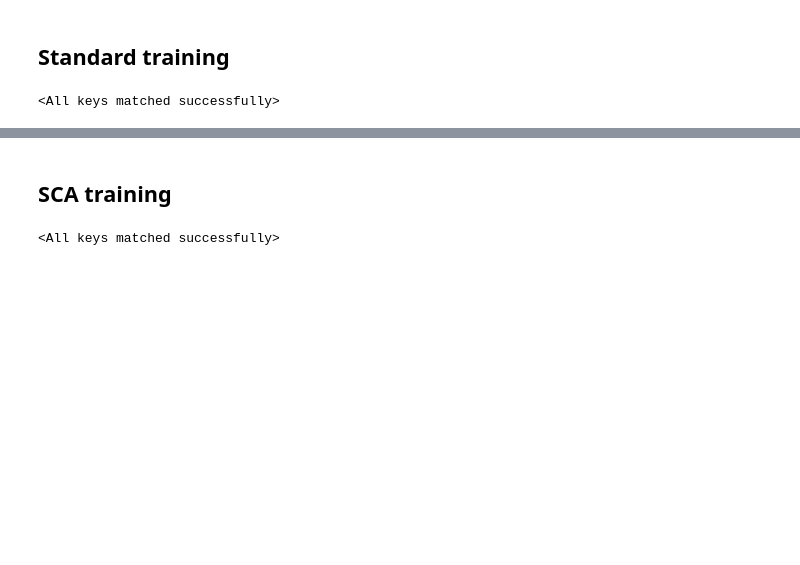
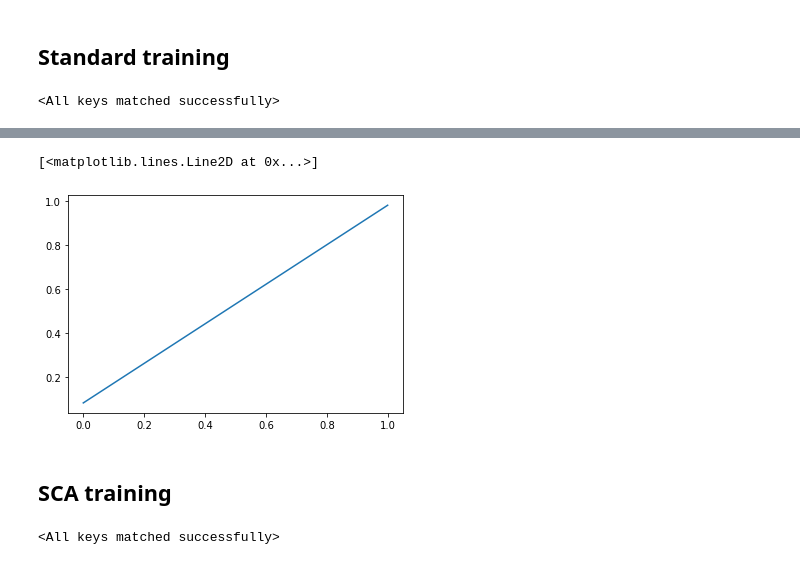
Before and after one commit to sscardapane/sca-neural-networks, a Jupyter notebook: Example_1_centralized_feedforward.ipynb, the cells around one changed output, grey strips where cells are left out. Saved outputs shown, nothing was run; the diff lists cells and outputs as text; code cells hidden in the pictures; blank space fills up the shorter version.

```diff
--- a/Example_1_centralized_feedforward.ipynb
+++ b/Example_1_centralized_feedforward.ipynb
@@ -103,3 +115,8 @@ plt.yscale('log')
+# %%
+plt.plot(test_metrics_adam)
+# %% [output]
+[<matplotlib.lines.Line2D at 0x...>]
+[figure, added]
 # %% [markdown]
 ## SCA training
 # %%
```
Also changed, not shown: parts of 12 cells of this notebook, 1 other file.
